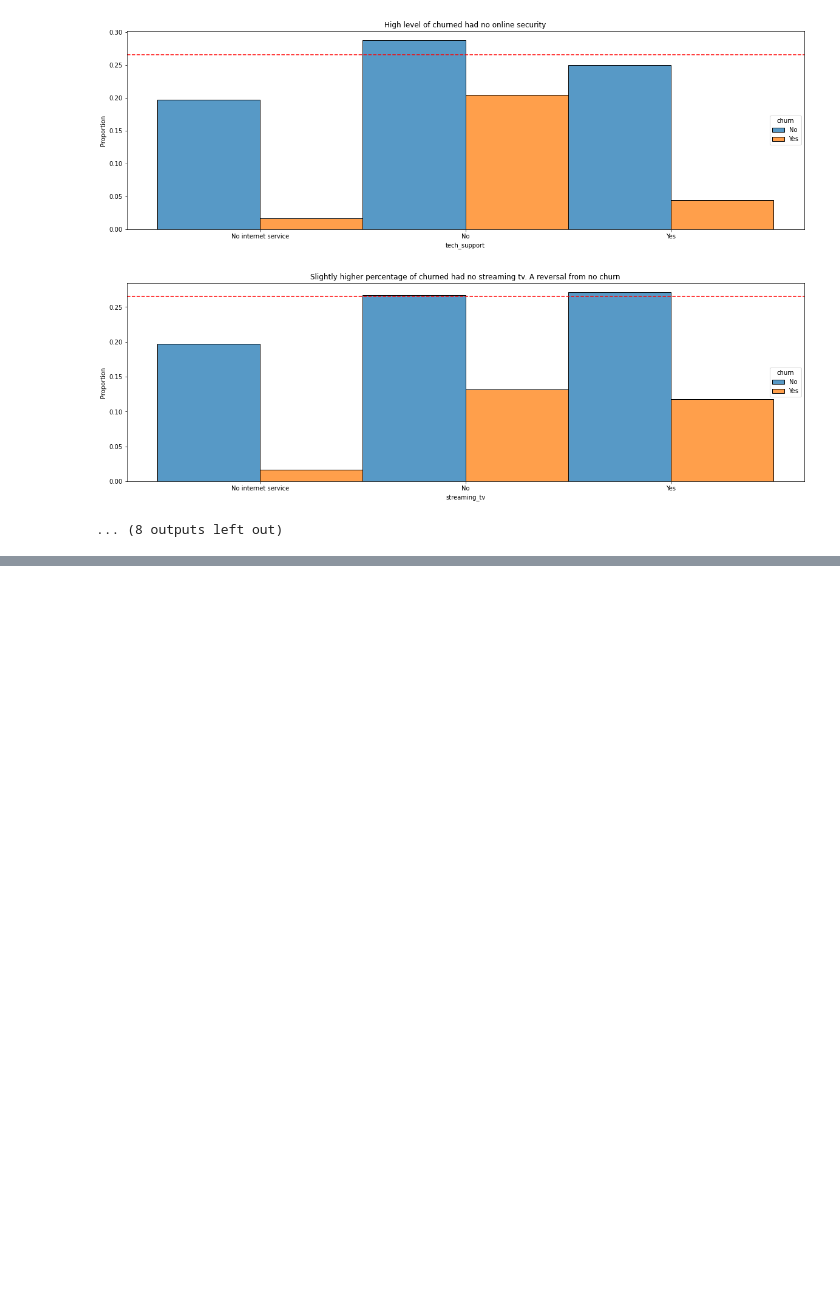
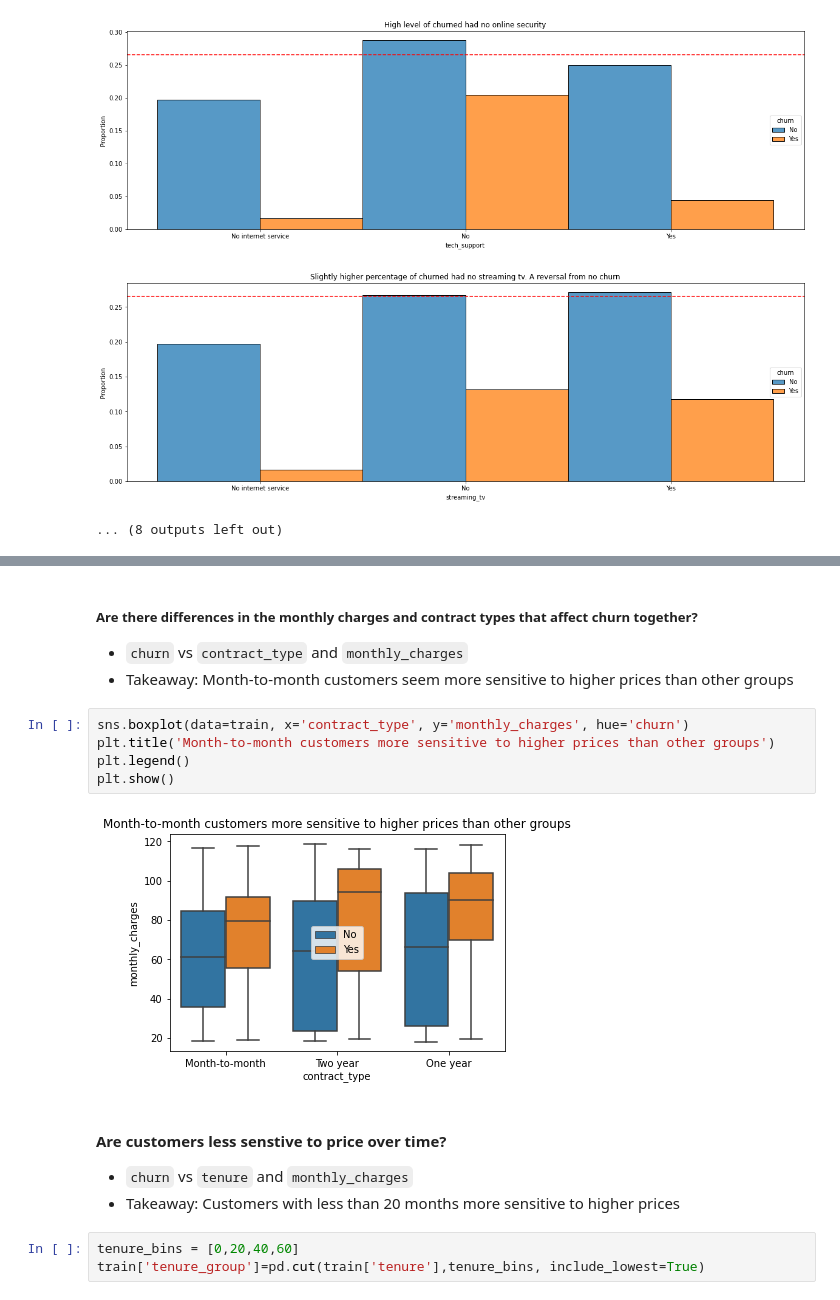
Before and after one commit to joshua-shorterivey/classification_project, a Jupyter notebook: working_notebook.ipynb, the cells around one changed output, grey strips where cells are left out. Drawn from its saved outputs; the diff is of its cells as text; blank space fills up the shorter version.

```diff
--- a/working_notebook.ipynb
+++ b/working_notebook.ipynb
@@ -353,0 +406,18 @@ for col in bivariate_b:
+# %% [markdown]
+##### Are there differences in the monthly charges and contract types that affect churn together?
+* `churn` vs `contract_type` and `monthly_charges`
+* Takeaway: Month-to-month customers seem more sensitive to higher prices than other groups
+# %%
+sns.boxplot(data=train, x='contract_type', y='monthly_charges', hue='churn')
+plt.title('Month-to-month customers more sensitive to higher prices than other groups')
+plt.legend()
+plt.show()
+# %% [output]
+[figure, added]
+# %% [markdown]
+#### Are customers less senstive to price over time?
+* `churn` vs `tenure` and `monthly_charges`
+* Takeaway: Customers with less than 20 months more sensitive to higher prices
+# %%
+tenure_bins = [0,20,40,60]
+train['tenure_group']=pd.cut(train['tenure'],tenure_bins, include_lowest=True)
```
Also changed, not shown: parts of 75 cells of this notebook, 2 other files.
